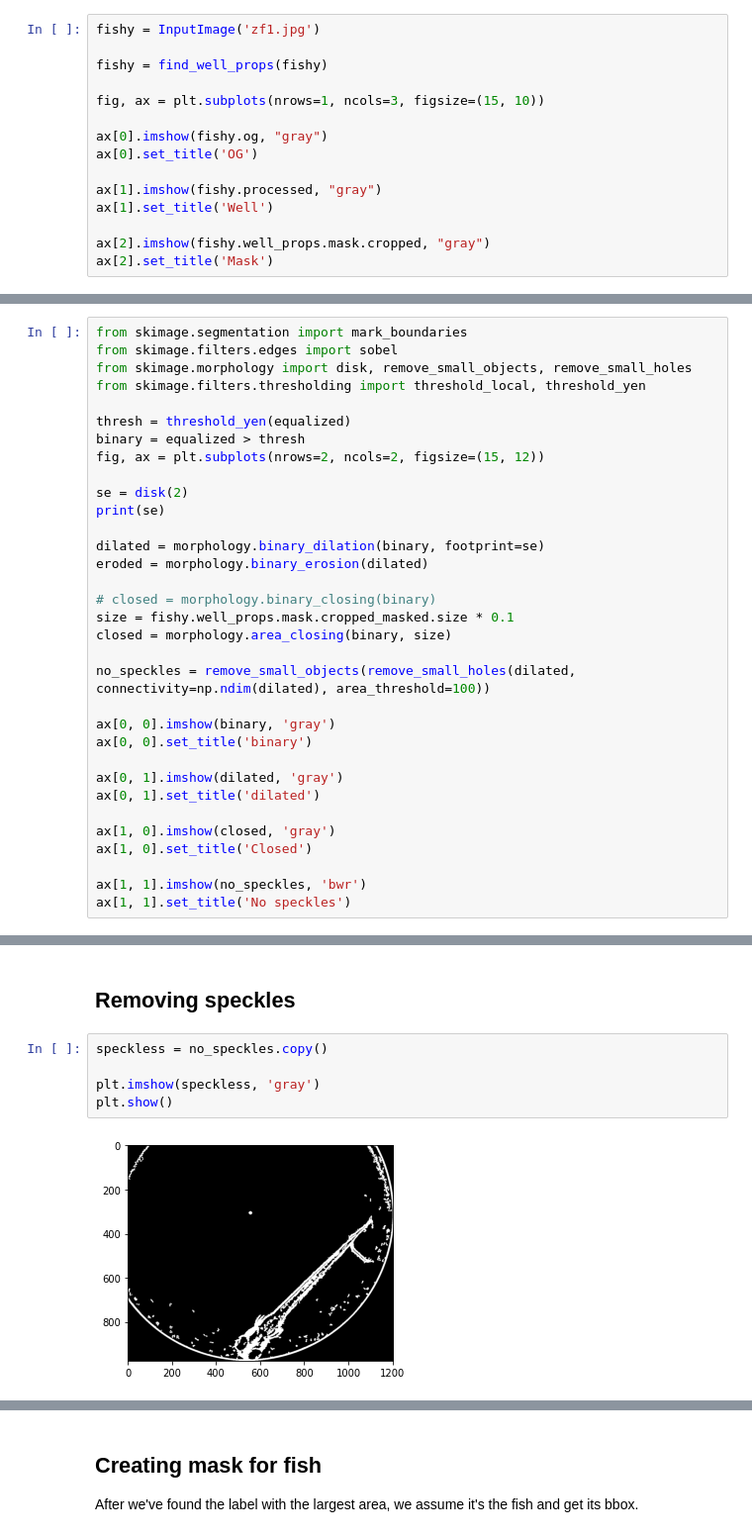
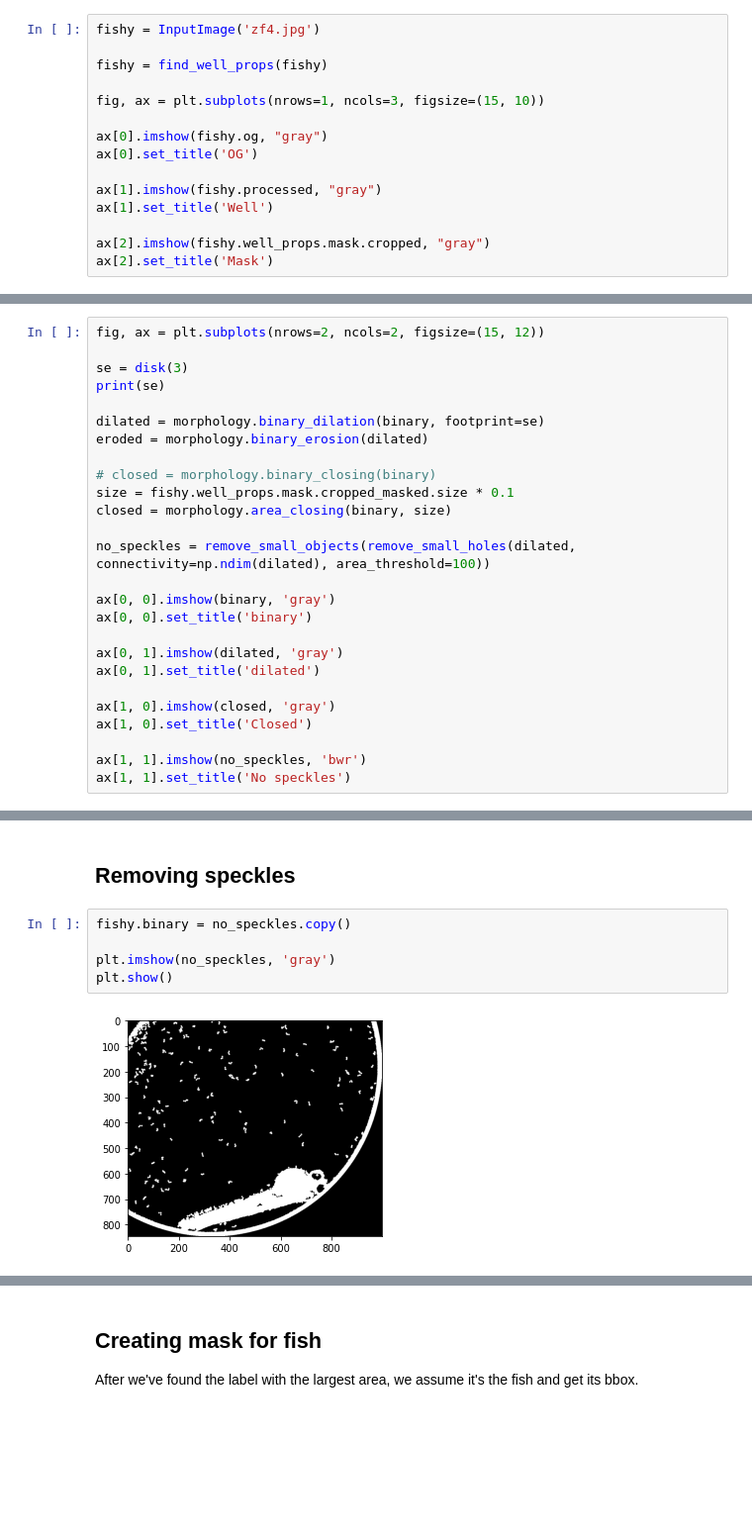
Before and after one commit to gimesia/zebrafisher, a Jupyter notebook: __docs/__notebooks/get_poss_fish_pipe.ipynb, the cells around one changed output, grey strips where cells are left out. Shown at 99% size. Saved outputs shown, nothing was run; the diff lists cells and outputs as text; blank space fills up the shorter version.

```diff
--- a/__docs/__notebooks/get_poss_fish_pipe.ipynb
+++ b/__docs/__notebooks/get_poss_fish_pipe.ipynb
@@ -13,7 +13,7 @@ from src.models import *
 # %% [markdown]
 ## Find well props
 # %%
-fishy = InputImage('zf1.jpg')
+fishy = InputImage('zf4.jpg')
 
 fishy = find_well_props(fishy)
 
@@ -102,14 +119,7 @@ Yen thresholding
 # %%
-from skimage.segmentation import mark_boundaries
-from skimage.filters.edges import sobel
-from skimage.morphology import disk, remove_small_objects, remove_small_holes
-from skimage.filters.thresholding import threshold_local, threshold_yen
-
-thresh = threshold_yen(equalized)
-binary = equalized > thresh
 fig, ax = plt.subplots(nrows=2, ncols=2, figsize=(15, 12))
 
-se = disk(2)
+se = disk(3)
 print(se)
 
 dilated = morphology.binary_dilation(binary, footprint=se)
@@ -143,10 +155,10 @@ Text(0.5, 1.0, 'No speckles')
 # %% [markdown]
 ## Removing speckles
 # %%
-speckless = no_speckles.copy()
+fishy.binary = no_speckles.copy()
 
-plt.imshow(speckless, 'gray')
+plt.imshow(no_speckles, 'gray')
 plt.show()
 # %% [output]
-[figure, old version]
+[figure, new version]
 # %%
```
Also changed, not shown: parts of 19 cells of this notebook, 8 other files.
